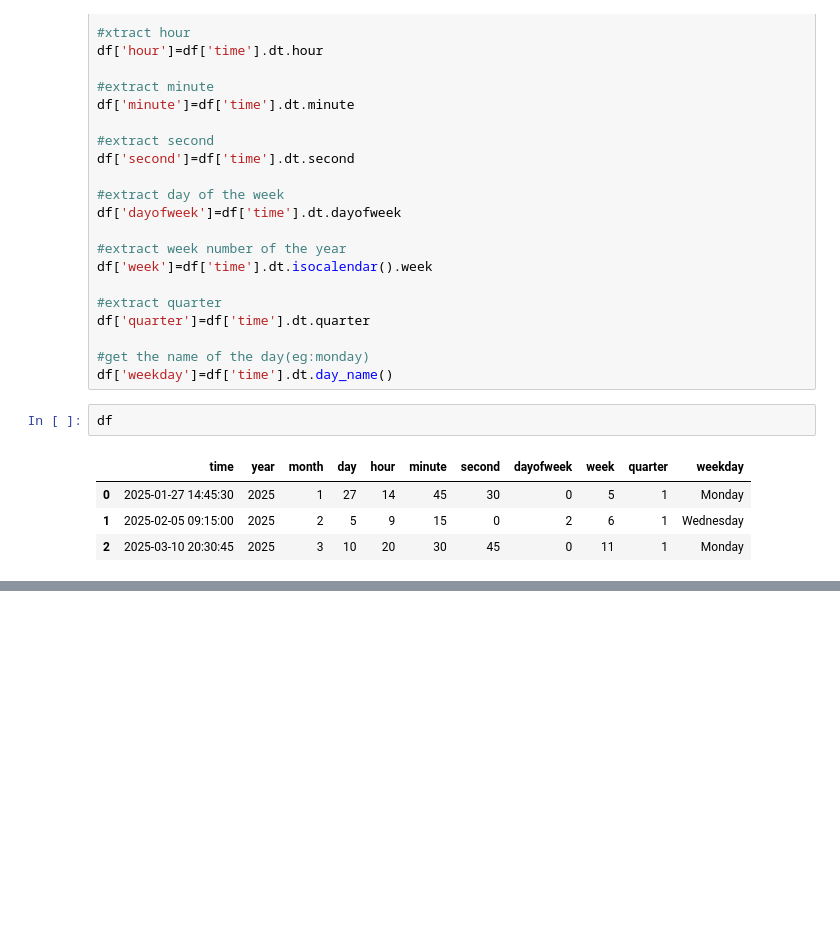
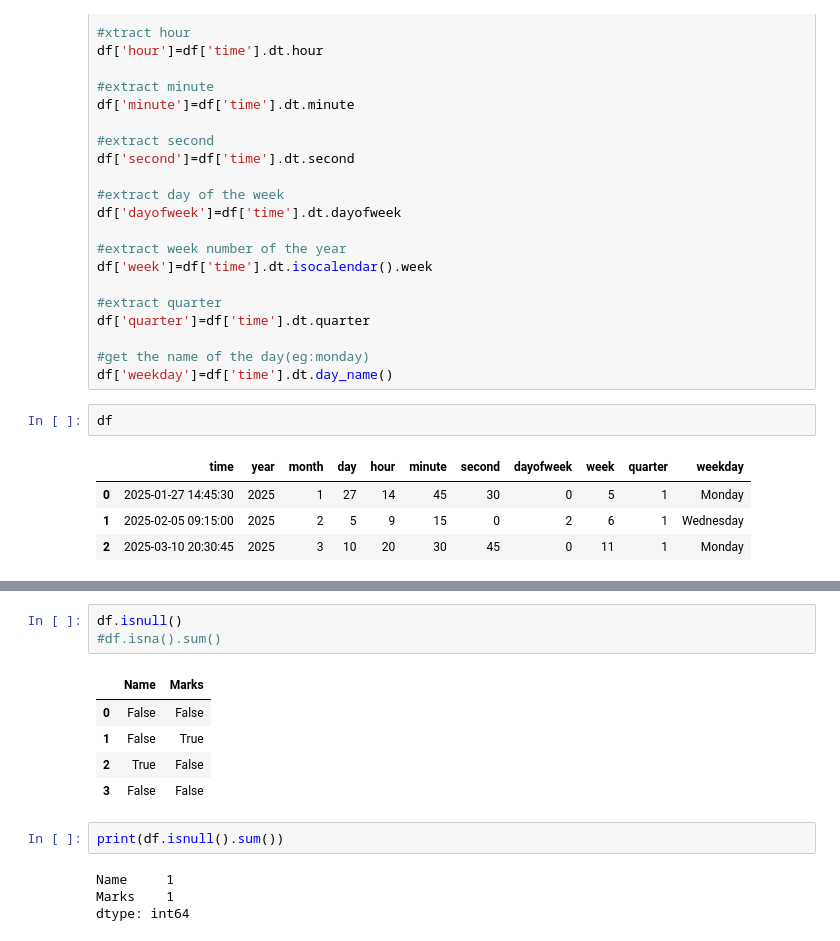
Before and after one commit to nandana40/task, a Jupyter notebook: joins.ipynb, the cells around one changed output, grey strips where cells are left out. Cells and saved outputs as stored; diff of their text form; blank space fills up the shorter version.

```diff
--- a/joins.ipynb
+++ b/joins.ipynb
@@ -209,0 +225,15 @@ df
+# %%
+df.isnull()
+#df.isna().sum()
+# %% [output]
+|  | Name | Marks |
+| 0 | False | False |
+| 1 | False | True |
+| 2 | True | False |
+| 3 | False | False |
+# %%
+print(df.isnull().sum())
+# %% [output]
+Name     1
+Marks    1
+dtype: int64
```
Also changed, not shown: parts of 18 cells of this notebook.
